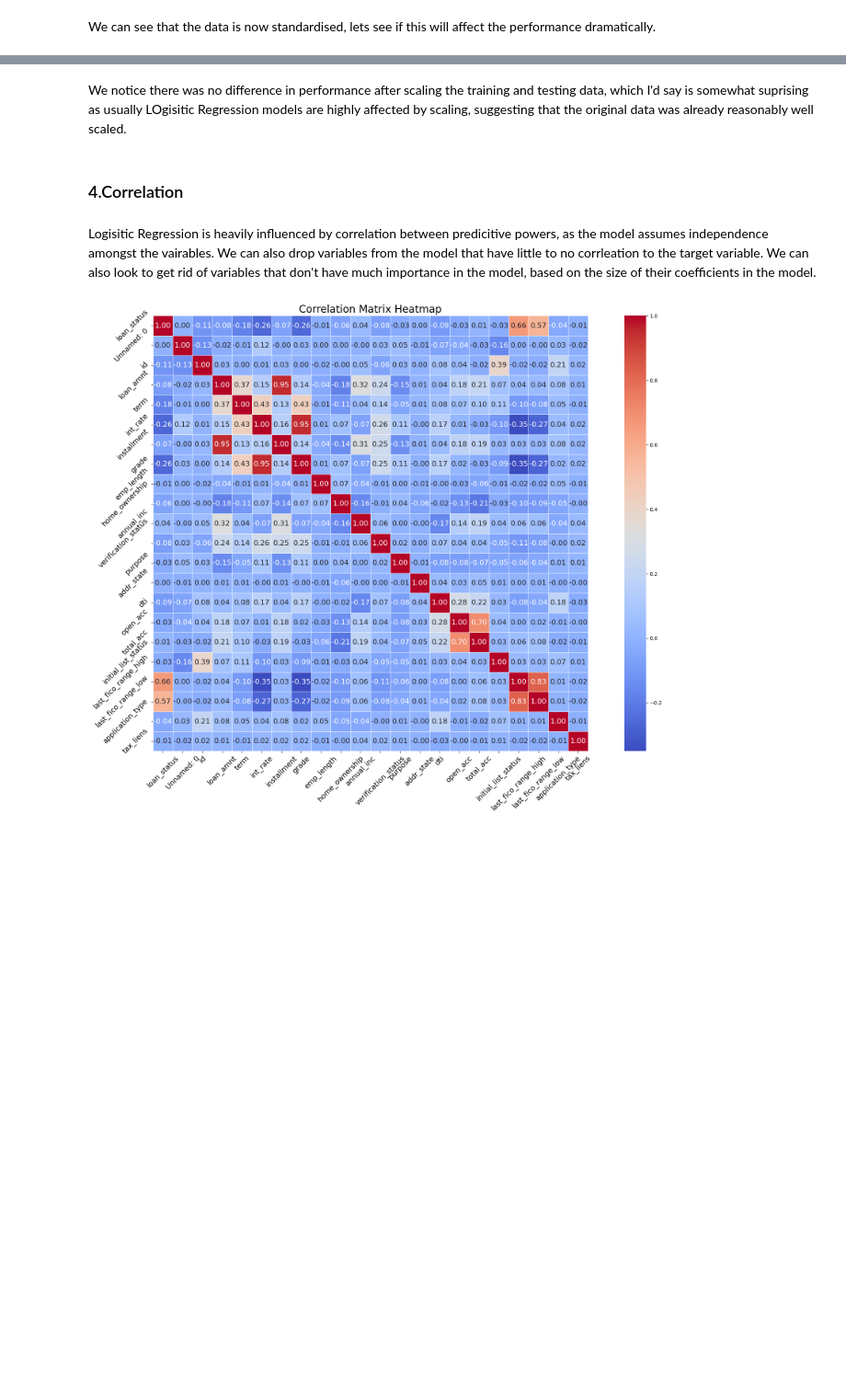
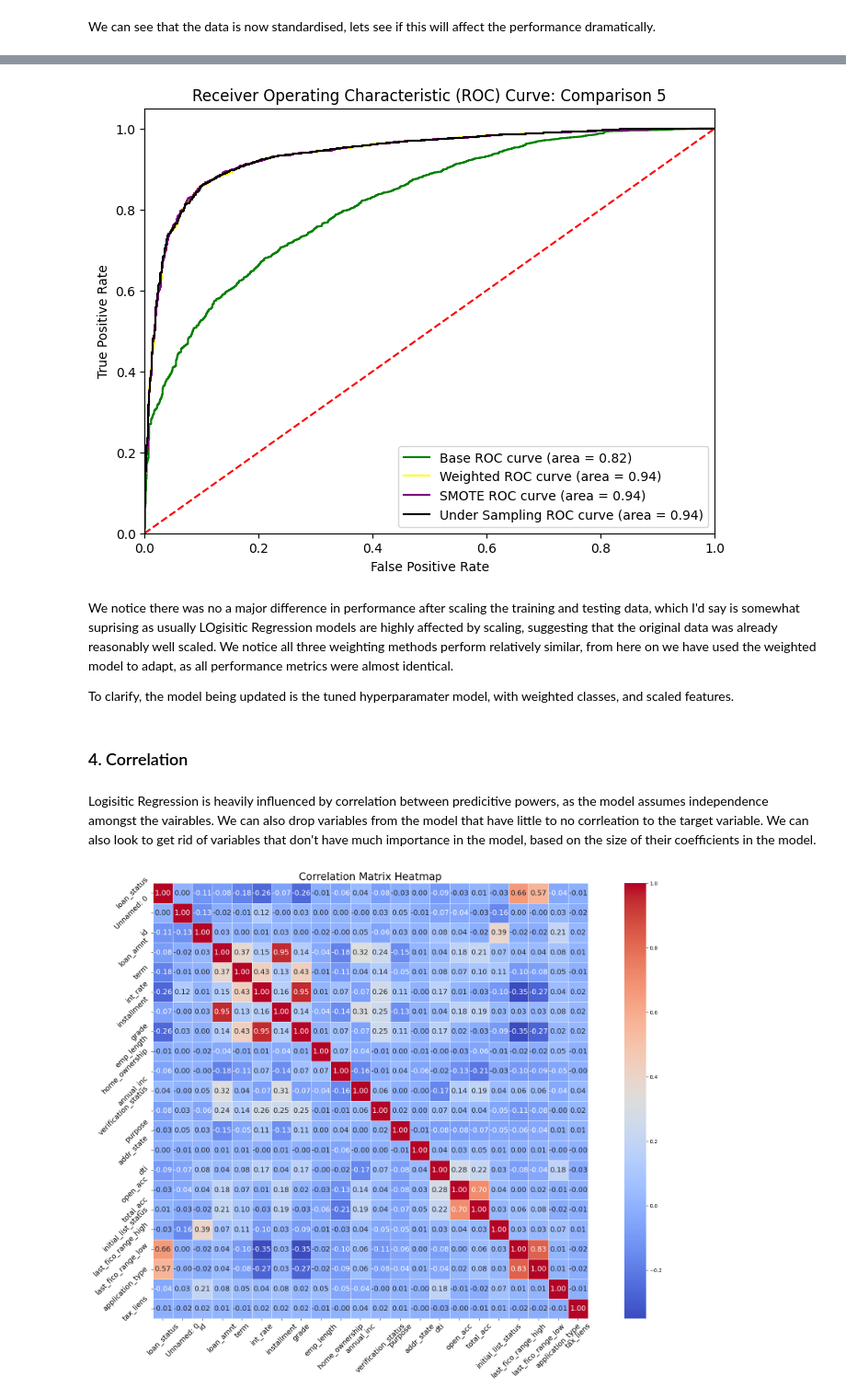
Before and after one commit to christianndjanda/-DST_Assessment_1_Group_4, a Jupyter notebook: ImranV/logitistic_reg_model.ipynb, the cells around one changed output, grey strips where cells are left out. Shown at 92% size. Drawn from its saved outputs; the diff is of its cells as text; code cells hidden in the pictures; blank space fills up the shorter version.

```diff
--- a/ImranV/logitistic_reg_model.ipynb
+++ b/ImranV/logitistic_reg_model.ipynb
@@ -722,7 +722,38 @@ F1 Score: 0.92
+# %%
+y_scores_w = model_w.predict_proba(X_test)[:, 1]
+fpr_w, tpr_w, thresholds_w = roc_curve(y_test, y_scores_w)
+roc_auc_w = auc(fpr_w, tpr_w)
+
+y_scores_SMOTE = model_SMOTE.predict_proba(X_test)[:, 1]
+fpr_SMOTE, tpr_SMOTE, thresholds_SMOTE = roc_curve(y_test, y_scores_SMOTE)
+roc_auc_SMOTE = auc(fpr_SMOTE, tpr_SMOTE)
+
+y_scores_und = model_und.predict_proba(X_test)[:, 1]
+fpr_und, tpr_und, thresholds_und = roc_curve(y_test, y_scores_und)
+roc_auc_und = auc(fpr_und, tpr_und)
+
+
+plt.figure(figsize=(8, 6))
+plt.plot(fpr, tpr, color='green', label=f'Base ROC curve (area = {roc_auc:.2f})')
+plt.plot(fpr_w, tpr_w, color='yellow', label=f'Weighted ROC curve (area = {roc_auc_w:.2f})')
+plt.plot(fpr_SMOTE, tpr_SMOTE, color='purple', label=f'SMOTE ROC curve (area = {roc_auc_SMOTE:.2f})')
+plt.plot(fpr_und, tpr_und, color='black', label=f'Under Sampling ROC curve (area = {roc_auc_und:.2f})')
+plt.plot([0, 1], [0, 1], color='red', linestyle='--')
+plt.xlim([0.0, 1.0])
+plt.ylim([0.0, 1.05])
+plt.xlabel('False Positive Rate')
+plt.ylabel('True Positive Rate')
+plt.title('Receiver Operating Characteristic (ROC) Curve: Comparison 5')
+plt.legend(loc='lower right')
+plt.show()
+# %% [output]
+[figure, added]
 # %% [markdown]
-We notice there was no difference in performance after scaling the training and testing data, which I'd say is somewhat suprising as usually LOgisitic Regression models are highly affected by scaling, suggesting that the original data was already reasonably well scaled.
+We notice there was no a major difference in performance after scaling the training and testing data, which I'd say is somewhat suprising as usually LOgisitic Regression models are highly affected by scaling, suggesting that the original data was already reasonably well scaled. We notice all three weighting methods perform relatively similar, from here on we have used the weighted model to adapt, as all performance metrics were almost identical.
+
+To clarify, the model being updated is the tuned hyperparamater model, with weighted classes, and scaled features.
 # %% [markdown]
-### 4.Correlation
+### 4. Correlation
 # %% [markdown]
 Logisitic Regression is heavily influenced by correlation between predicitive powers, as the model assumes independence amongst the vairables. We can also drop variables from the model that have little to no corrleation to the target variable. We can also look to get rid of variables that don't have much importance in the model, based on the size of their coefficients in the model.
 # %%
```
Also changed, not shown: parts of 21 cells of this notebook.
